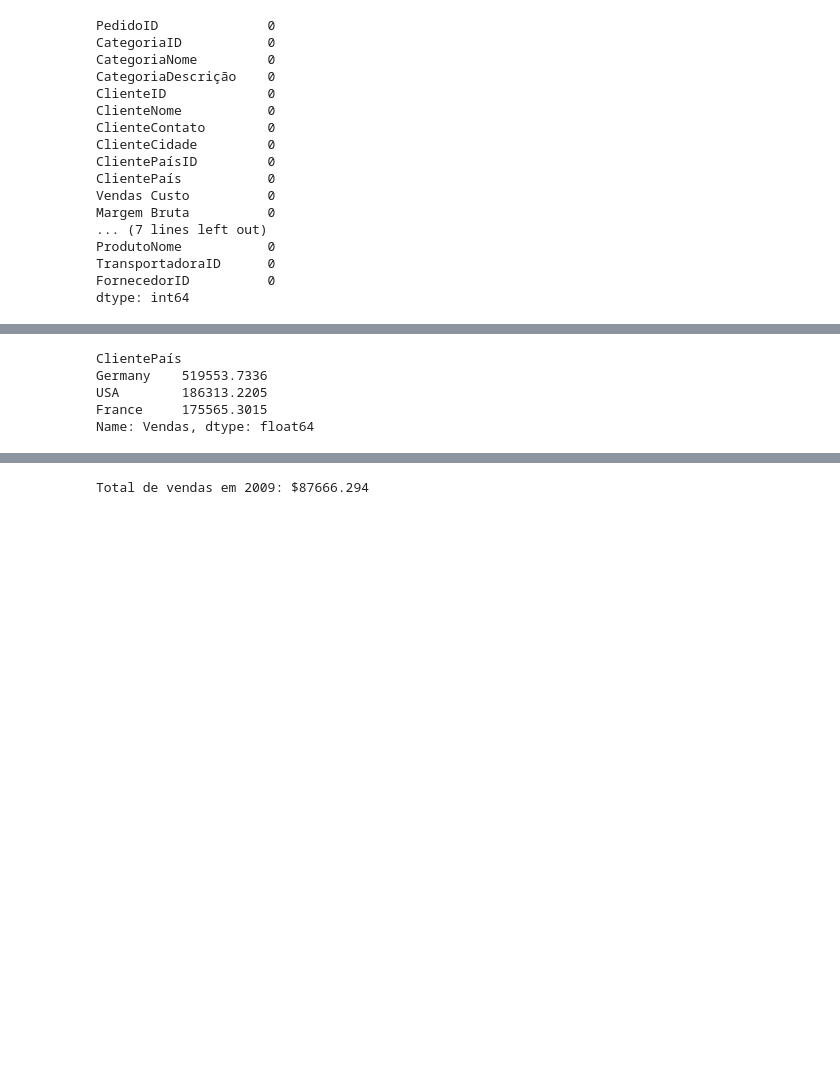
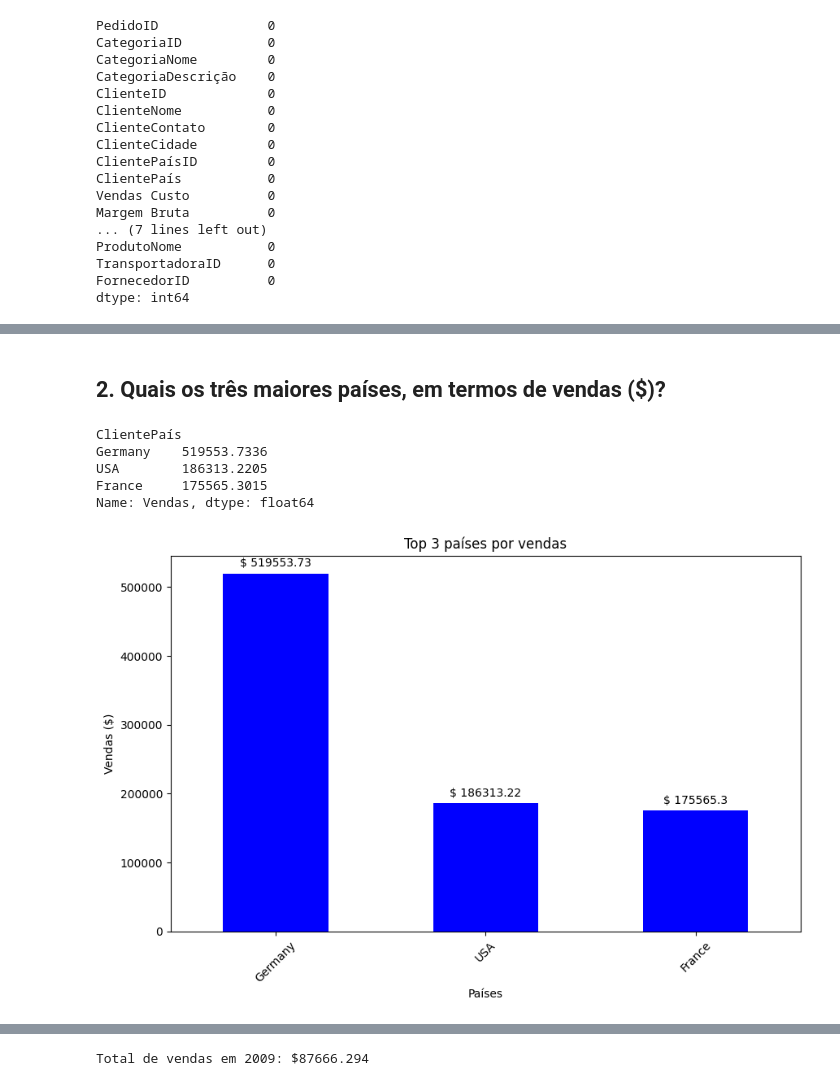
Before and after one commit to oliviaoliva/PrimeiraAtividadeBI, a Jupyter notebook: AtividadeBI1-checkpoint.ipynb, the cells around one changed output, grey strips where cells are left out. Saved outputs shown, nothing was run; the diff lists cells and outputs as text; code cells hidden in the pictures; blank space fills up the shorter version.

```diff
--- a/AtividadeBI1-checkpoint.ipynb
+++ b/AtividadeBI1-checkpoint.ipynb
@@ -96,10 +130,26 @@ Name: Vendas, dtype: float64
+# %% [markdown]
+## 2. Quais os três maiores países, em termos de vendas ($)?
 # %%
 top_paises = vendas_globais.groupby('ClientePaís')['Vendas'].sum().sort_values(ascending=False).head(3)
 
 print(top_paises)
+
+_, axs = criarGraficoDeBarras(
+    series=top_paises,
+    xlabel='Países',
+    ylabel='Vendas ($)',
+    title='Top 3 países por vendas')
+
+# Adicionar valores no topo das barras
+for i, valor in enumerate(top_paises):
+    # valor + 10000 é a posição do texto no eixo y
+    axs.text(i, valor + 10000, f'$ {round(valor, 2)}', color='black', ha='center')
+
+plt.show()
 # %% [output]
 ClientePaís
 Germany    519553.7336
 USA        186313.2205
 France     175565.3015
 Name: Vendas, dtype: float64
+[figure, added]
```
Also changed, not shown: parts of 33 cells of this notebook, 5 other files.
